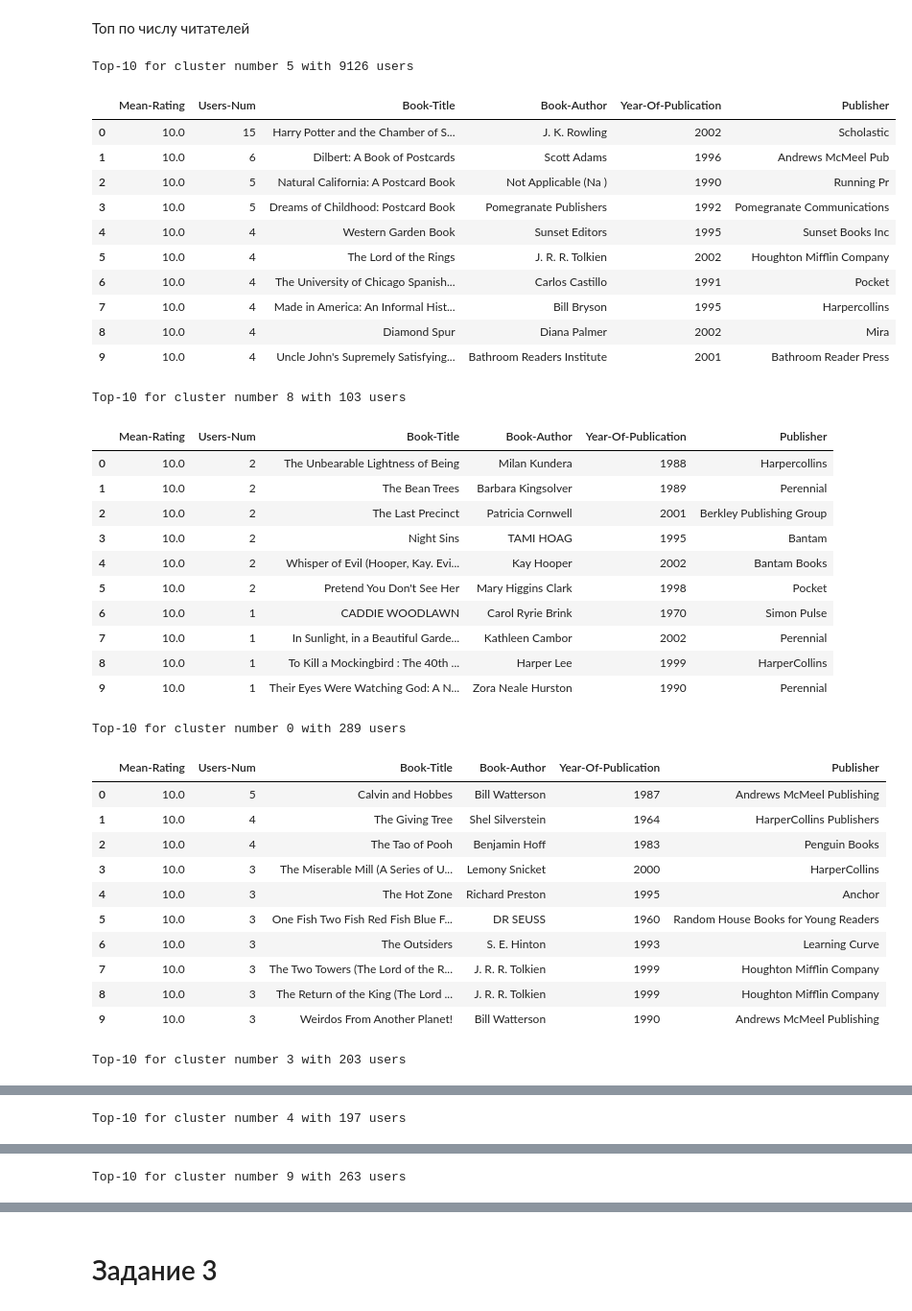
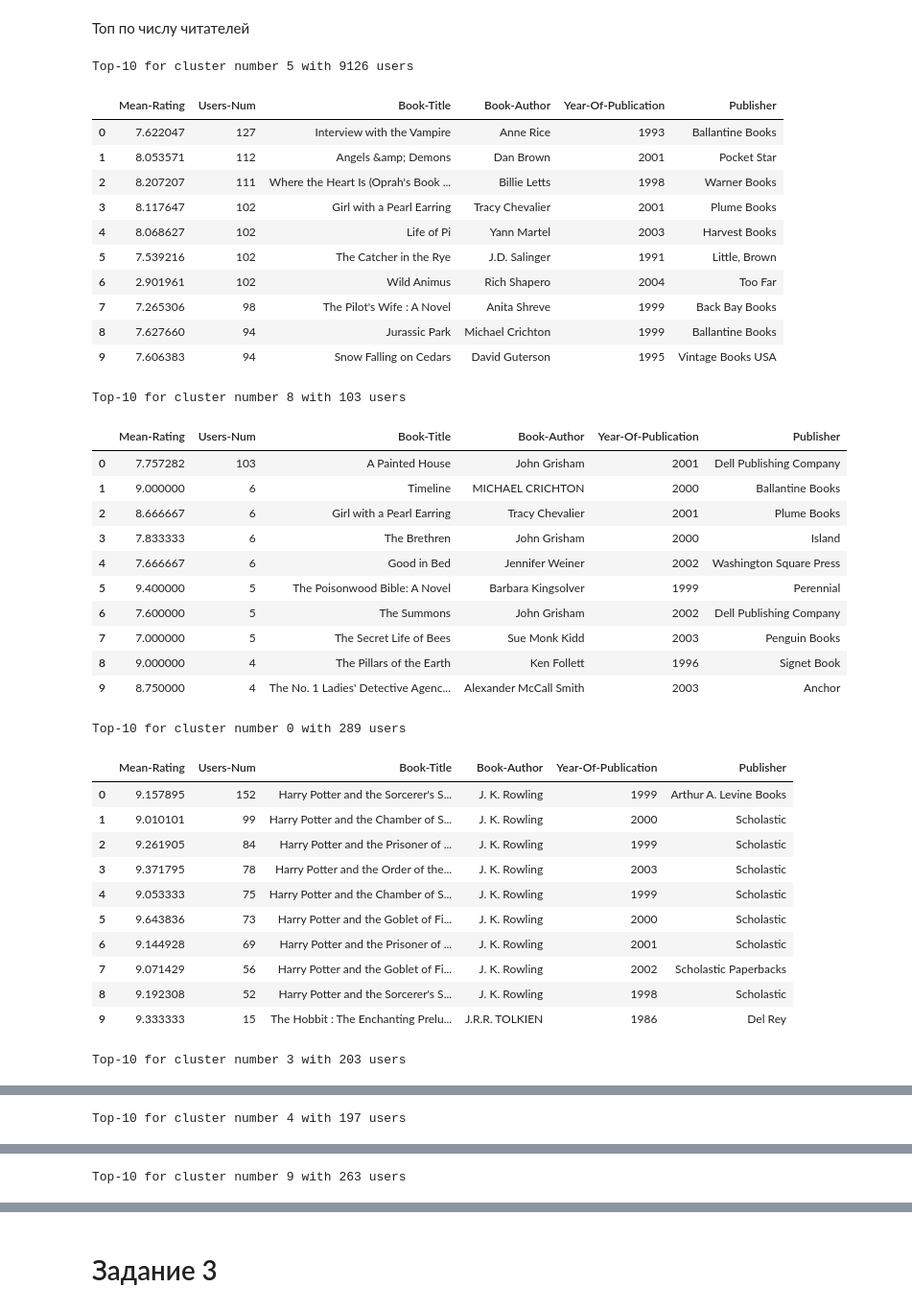
Before and after one commit to Petrofan1/Technosphere, a Jupyter notebook: Homework 8/HW8.ipynb, the cells around one changed output, grey strips where cells are left out. Shown: that part at 96% size. Drawn from its saved outputs; the diff is of its cells as text; code cells hidden in the pictures.

```diff
--- a/Homework 8/HW8.ipynb
+++ b/Homework 8/HW8.ipynb
@@ -362,50 +362,50 @@ Top-10 for cluster number 9 with 263 users
 # %%
 dfs = defaultdict(pd.DataFrame)
 
 for clust, users in users_clusters.items():
     count = counts[counts.Cluster == clust]["Users-Num"].values[0]
-    dfs["Top-10 for cluster number " + str(clust) + " with " + str(count) + " users"] = show_top(users, rate=Афд)
+    dfs["Top-10 for cluster number " + str(clust) + " with " + str(count) + " users"] = show_top(users, rate=False)
 
 for name, top in dfs.items():
     print(name)
     ICD.display(top)
     print("\n\n")
 # %% [output]
 Top-10 for cluster number 5 with 9126 users
 |  | Mean-Rating | Users-Num | Book-Title | Book-Author | Year-Of-Publication | Publisher |
-| 0 | 10.0 | 15 | Harry Potter and the Chamber of S... | J. K. Rowling | 2002 | Scholastic |
-| 1 | 10.0 | 6 | Dilbert: A Book of Postcards | Scott Adams | 1996 | Andrews McMeel Pub |
-| 2 | 10.0 | 5 | Natural California: A Postcard Book | Not Applicable (Na ) | 1990 | Running Pr |
-| 3 | 10.0 | 5 | Dreams of Childhood: Postcard Book | Pomegranate Publishers | 1992 | Pomegranate Communications |
-| 4 | 10.0 | 4 | Western Garden Book | Sunset Editors | 1995 | Sunset Books Inc |
-| 5 | 10.0 | 4 | The Lord of the Rings | J. R. R. Tolkien | 2002 | Houghton Mifflin Company |
-| 6 | 10.0 | 4 | The University of Chicago Spanish... | Carlos Castillo | 1991 | Pocket |
-| 7 | 10.0 | 4 | Made in America: An Informal Hist... | Bill Bryson | 1995 | Harpercollins |
-| 8 | 10.0 | 4 | Diamond Spur | Diana Palmer | 2002 | Mira |
-| 9 | 10.0 | 4 | Uncle John's Supremely Satisfying... | Bathroom Readers Institute | 2001 | Bathroom Reader Press |
+| 0 | 7.622047 | 127 | Interview with the Vampire | Anne Rice | 1993 | Ballantine Books |
+| 1 | 8.053571 | 112 | Angels &amp; Demons | Dan Brown | 2001 | Pocket Star |
+| 2 | 8.207207 | 111 | Where the Heart Is (Oprah's Book ... | Billie Letts | 1998 | Warner Books |
+| 3 | 8.117647 | 102 | Girl with a Pearl Earring | Tracy Chevalier | 2001 | Plume Books |
+| 4 | 8.068627 | 102 | Life of Pi | Yann Martel | 2003 | Harvest Books |
+| 5 | 7.539216 | 102 | The Catcher in the Rye | J.D. Salinger | 1991 | Little, Brown |
+| 6 | 2.901961 | 102 | Wild Animus | Rich Shapero | 2004 | Too Far |
+| 7 | 7.265306 | 98 | The Pilot's Wife : A Novel | Anita Shreve | 1999 | Back Bay Books |
+| 8 | 7.627660 | 94 | Jurassic Park | Michael Crichton | 1999 | Ballantine Books |
+| 9 | 7.606383 | 94 | Snow Falling on Cedars | David Guterson | 1995 | Vintage Books USA |
 Top-10 for cluster number 8 with 103 users
 |  | Mean-Rating | Users-Num | Book-Title | Book-Author | Year-Of-Publication | Publisher |
-| 0 | 10.0 | 2 | The Unbearable Lightness of Being | Milan Kundera | 1988 | Harpercollins |
-| 1 | 10.0 | 2 | The Bean Trees | Barbara Kingsolver | 1989 | Perennial |
-| 2 | 10.0 | 2 | The Last Precinct | Patricia Cornwell | 2001 | Berkley Publishing Group |
-| 3 | 10.0 | 2 | Night Sins | TAMI HOAG | 1995 | Bantam |
-| 4 | 10.0 | 2 | Whisper of Evil (Hooper, Kay. Evi... | Kay Hooper | 2002 | Bantam Books |
-| 5 | 10.0 | 2 | Pretend You Don't See Her | Mary Higgins Clark | 1998 | Pocket |
-| 6 | 10.0 | 1 | CADDIE WOODLAWN | Carol Ryrie Brink | 1970 | Simon Pulse |
-| 7 | 10.0 | 1 | In Sunlight, in a Beautiful Garde... | Kathleen Cambor | 2002 | Perennial |
-| 8 | 10.0 | 1 | To Kill a Mockingbird : The 40th ... | Harper Lee | 1999 | HarperCollins |
-| 9 | 10.0 | 1 | Their Eyes Were Watching God: A N... | Zora Neale Hurston | 1990 | Perennial |
+| 0 | 7.757282 | 103 | A Painted House | John Grisham | 2001 | Dell Publishing Company |
+| 1 | 9.000000 | 6 | Timeline | MICHAEL CRICHTON | 2000 | Ballantine Books |
+| 2 | 8.666667 | 6 | Girl with a Pearl Earring | Tracy Chevalier | 2001 | Plume Books |
+| 3 | 7.833333 | 6 | The Brethren | John Grisham | 2000 | Island |
+| 4 | 7.666667 | 6 | Good in Bed | Jennifer Weiner | 2002 | Washington Square Press |
+| 5 | 9.400000 | 5 | The Poisonwood Bible: A Novel | Barbara Kingsolver | 1999 | Perennial |
+| 6 | 7.600000 | 5 | The Summons | John Grisham | 2002 | Dell Publishing Company |
+| 7 | 7.000000 | 5 | The Secret Life of Bees | Sue Monk Kidd | 2003 | Penguin Books |
+| 8 | 9.000000 | 4 | The Pillars of the Earth | Ken Follett | 1996 | Signet Book |
+| 9 | 8.750000 | 4 | The No. 1 Ladies' Detective Agenc... | Alexander McCall Smith | 2003 | Anchor |
 Top-10 for cluster number 0 with 289 users
 |  | Mean-Rating | Users-Num | Book-Title | Book-Author | Year-Of-Publication | Publisher |
-| 0 | 10.0 | 5 | Calvin and Hobbes | Bill Watterson | 1987 | Andrews McMeel Publishing |
-| 1 | 10.0 | 4 | The Giving Tree | Shel Silverstein | 1964 | HarperCollins Publishers |
-| 2 | 10.0 | 4 | The Tao of Pooh | Benjamin Hoff | 1983 | Penguin Books |
-| 3 | 10.0 | 3 | The Miserable Mill (A Series of U... | Lemony Snicket | 2000 | HarperCollins |
-| 4 | 10.0 | 3 | The Hot Zone | Richard Preston | 1995 | Anchor |
-| 5 | 10.0 | 3 | One Fish Two Fish Red Fish Blue F... | DR SEUSS | 1960 | Random House Books for Young Readers |
-| 6 | 10.0 | 3 | The Outsiders | S. E. Hinton | 1993 | Learning Curve |
-| 7 | 10.0 | 3 | The Two Towers (The Lord of the R... | J. R. R. Tolkien | 1999 | Houghton Mifflin Company |
-| 8 | 10.0 | 3 | The Return of the King (The Lord ... | J. R. R. Tolkien | 1999 | Houghton Mifflin Company |
-| 9 | 10.0 | 3 | Weirdos From Another Planet! | Bill Watterson | 1990 | Andrews McMeel Publishing |
+| 0 | 9.157895 | 152 | Harry Potter and the Sorcerer's S... | J. K. Rowling | 1999 | Arthur A. Levine Books |
+| 1 | 9.010101 | 99 | Harry Potter and the Chamber of S... | J. K. Rowling | 2000 | Scholastic |
+| 2 | 9.261905 | 84 | Harry Potter and the Prisoner of ... | J. K. Rowling | 1999 | Scholastic |
+| 3 | 9.371795 | 78 | Harry Potter and the Order of the... | J. K. Rowling | 2003 | Scholastic |
+| 4 | 9.053333 | 75 | Harry Potter and the Chamber of S... | J. K. Rowling | 1999 | Scholastic |
+| 5 | 9.643836 | 73 | Harry Potter and the Goblet of Fi... | J. K. Rowling | 2000 | Scholastic |
+| 6 | 9.144928 | 69 | Harry Potter and the Prisoner of ... | J. K. Rowling | 2001 | Scholastic |
+| 7 | 9.071429 | 56 | Harry Potter and the Goblet of Fi... | J. K. Rowling | 2002 | Scholastic Paperbacks |
+| 8 | 9.192308 | 52 | Harry Potter and the Sorcerer's S... | J. K. Rowling | 1998 | Scholastic |
+| 9 | 9.333333 | 15 | The Hobbit : The Enchanting Prelu... | J.R.R. TOLKIEN | 1986 | Del Rey |
 Top-10 for cluster number 3 with 203 users
 |  | Mean-Rating | Users-Num | Book-Title | Book-Author | Year-Of-Publication | Publisher |
```
Also changed, not shown: parts of 8 cells of this notebook.
